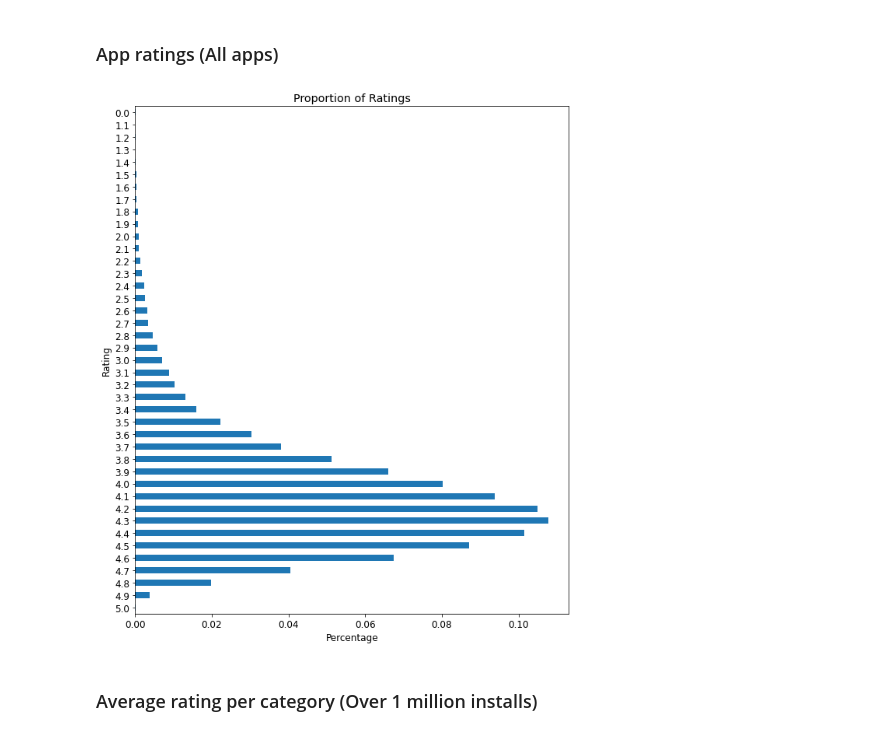
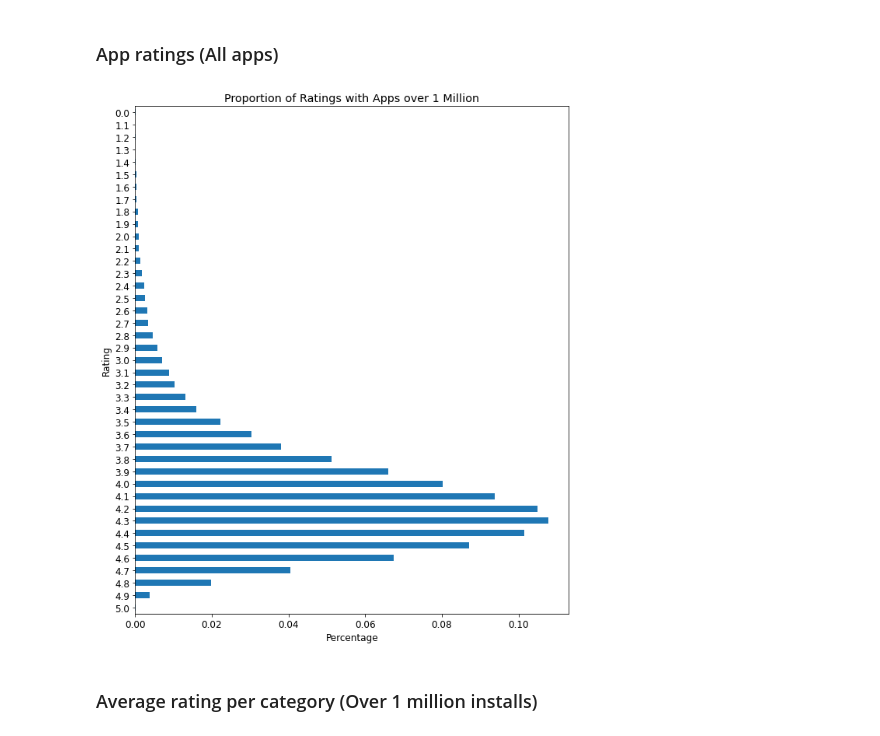
Before and after one commit to MKirtley/Google-Playstore, a Jupyter notebook: google_playstore.ipynb, the cells around one changed output. Drawn from its saved outputs; the diff is of its cells as text; code cells hidden in the pictures.

```diff
--- a/google_playstore.ipynb
+++ b/google_playstore.ipynb
@@ -148,11 +148,11 @@ million = df[df['Minimum Installs'] >= 1000000]
 # %%
 plt.rcParams.update({'font.size': 12, 'figure.figsize': (10, 12)})
 plt.ylabel('Rating')
 plt.xlabel('Percentage')
-million['Rating'].value_counts(normalize=True).sort_index().plot(kind="barh", title='Proportion of Ratings');
+million['Rating'].value_counts(normalize=True).sort_index().plot(kind="barh", title='Proportion of Ratings with Apps over 1 Million');
 plt.gca().invert_yaxis()
 # %% [output]
-[figure, old version]
+[figure, new version]
 # %% [markdown]
 ### Average rating per category (Over 1 million installs)
 # %%
```
Also changed, not shown: parts of 8 cells of this notebook.
